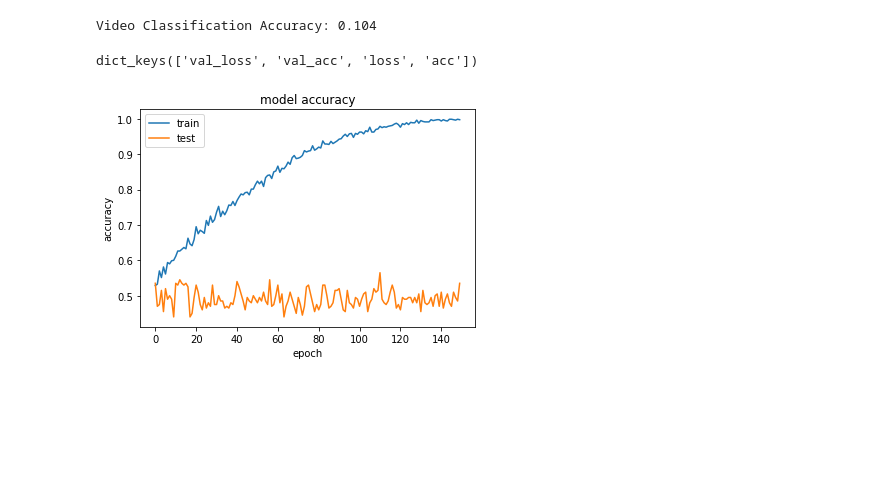
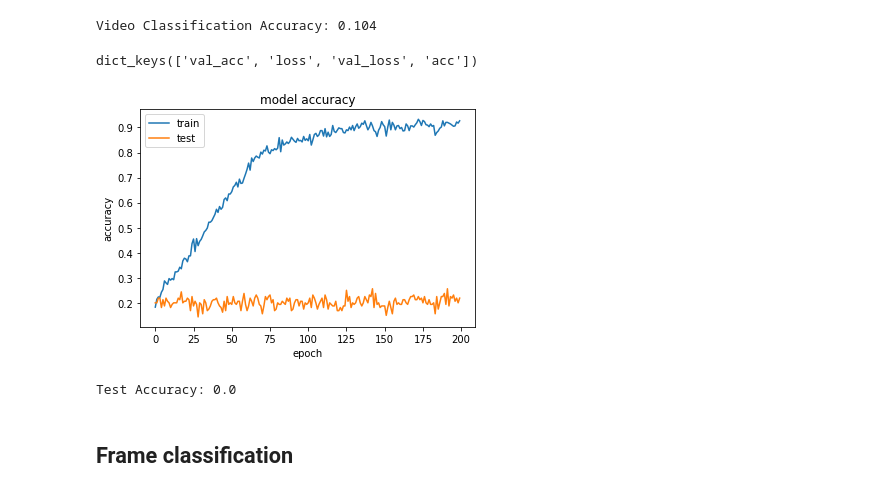
Before and after one commit to jiajuns/cs231n_project, a Jupyter notebook: pipeline.ipynb, the cells around one changed output. Saved outputs shown, nothing was run; the diff lists cells and outputs as text; code cells hidden in the pictures; blank space fills up the shorter version.

```diff
--- a/pipeline.ipynb
+++ b/pipeline.ipynb
@@ -187,35 +187,47 @@ Video Classification Accuracy: 0.104
 # %%
 # test model train example
 
 from keras.models import Sequential
-from keras.layers import Dense, Activation
+from keras.layers import Dense, Activation, Dropout
 import matplotlib.pyplot as plt
+from keras.utils import to_categorical
+import keras
 %matplotlib inline
 
 m = Sequential()
-m.add(Dense(32, activation='relu', input_dim=100))
-m.add(Dense(1, activation='sigmoid'))
-m.compile(optimizer='rmsprop',
-              loss='binary_crossentropy',
+m.add(Dense(128, activation='relu', input_dim=100))
+m.add(Dropout(0.5))
+m.add(Dense(64, activation='relu'))
+m.add(Dense(5, activation='softmax'))
+# sgd_m = keras.optimizers.SGD(lr=1e-2, momentum=0.9, decay=1e-6, nesterov=True)
+m.compile(optimizer=sgd_m,
+              loss='categorical_crossentropy',
               metrics=['accuracy'])
 
 # Generate dummy data
 import numpy as np
 data = np.random.random((1000, 100))
-labels = np.random.randint(2, size=(1000, 1))
+Xtr = data[:800]
+Xte = data[:200]
+labels = np.random.randint(5, size=(1000, 1))
+
+labels = to_categorical(labels, 5)
+ytr = labels[:800]
+yte = labels[:200]
 
 # Train the model, iterating on the data in batches of 32 samples
-history = m.fit(data, labels, epochs=150, batch_size=32, validation_split = 0.2, verbose = 0)
+history = m.fit(Xtr, ytr, epochs=200, batch_size=32, validation_split = 0.2, verbose = 0)
 # list all data in history
 print(history.history.keys())
 # summarize history for accuracy
 plt.plot(history.history['acc'])
 plt.plot(history.history['val_acc'])
 plt.title('model accuracy')
 plt.ylabel('accuracy')
 plt.xlabel('epoch')
 plt.legend(['train', 'test'], loc='upper left')
 plt.show()
 # %% [output]
-dict_keys(['val_loss', 'val_acc', 'loss', 'acc'])
+dict_keys(['val_acc', 'loss', 'val_loss', 'acc'])
-[figure, old version]
+[figure, new version]
+Test Accuracy: 0.0
@@ -223,0 +234,2 @@ from keras.utils import to_categorical
+# %% [markdown]
+## Frame classification
```
Also changed, not shown: parts of 6 cells of this notebook, 4 other files.
